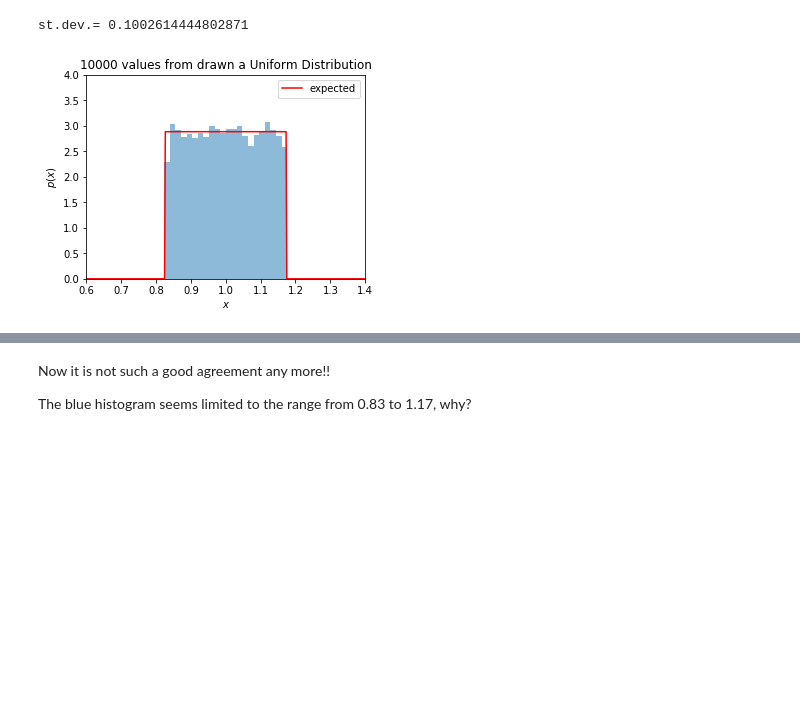
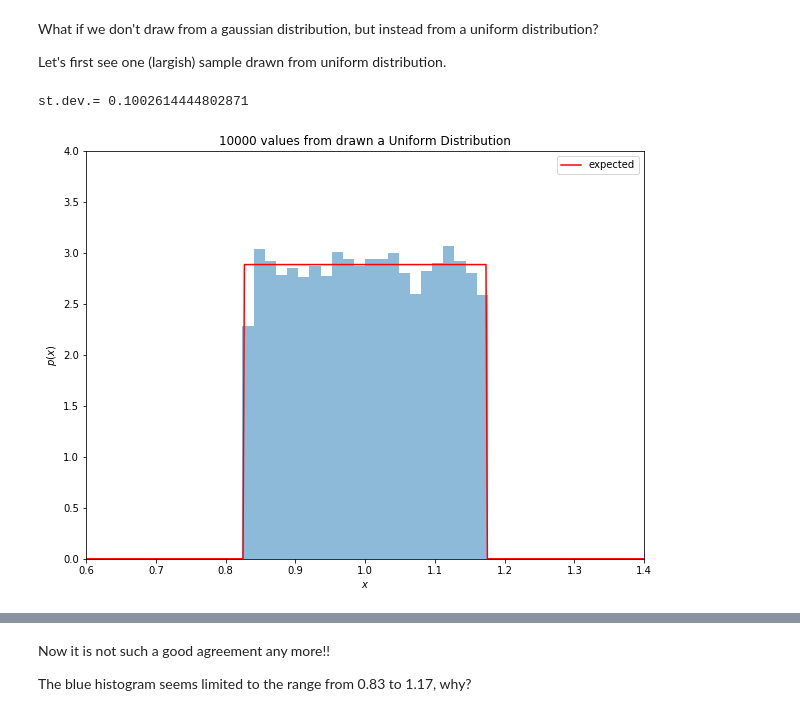
Before and after one commit to bayu-wilson/astr-324-s18, a Jupyter notebook: notebooks/Week-2-Thu.ipynb, the cells around one changed output, grey strips where cells are left out. Cells and saved outputs as stored; diff of their text form; code cells hidden in the pictures; blank space fills up the shorter version.

```diff
--- a/notebooks/Week-2-Thu.ipynb
+++ b/notebooks/Week-2-Thu.ipynb
@@ -60,36 +79,35 @@ plt.show()
+# %% [markdown]
+What if we don't draw from a gaussian distribution, but instead from a uniform distribution?
+
+Let's first see one (largish) sample drawn from uniform distribution.
 # %%
-### what if we don't draw from a gaussian distribution, but instead from a uniform distribution?
-# 2) draw k=10 numbers from a uniform distribution U(mu=1.0, W) and compute their mean; repeat this
-#    computation M=1000 times and plot the distribution of these M means; is this
-#    distribution well described by N(1.0, 0.1/sqrt(k))?
-# let's first see one (largish) sample drawn from uniform distribution
 k = 10
 M = 10000
 mu = 1.0
 sigma = 0.1
 W = sigma*np.sqrt(12.0)  # same standard deviation as for gaussian
 left = mu - 0.5 * W
 x = uniform(left, W).rvs(10000) # here we draw 10000 numbers between 0.8268 and 1.1732
 print('st.dev.=',np.std(x))
 # now plot the histogram of values in array means
-fig, ax = plt.subplots(figsize=(5, 3.75))
+fig, ax = plt.subplots(figsize=(10, 7.5))
 # histogram the data
 ax.hist(x, bins=np.linspace(0.6, 1.4, 51),
             histtype='stepfilled', alpha=0.5, normed=True)
 # expected uniform distribution
 xGrid = np.linspace(0, 2, 1000)
 flat = uniform(left,W).pdf(xGrid)  # this is a function of x: gauss(x)
 plt.plot(xGrid, flat, ls='-', c='red', label='expected')
 plt.xlim(0.6, 1.4)
 plt.ylim(0, 4)
 plt.xlabel('$x$')
 plt.ylabel(r'$p(x)$')
 plt.title('10000 values from drawn a Uniform Distribution')
 plt.legend()
 plt.show()
 # %% [output]
 st.dev.= 0.1002614444802871
-[figure, old version]
+[figure, new version]
 # %%
 ### what if we don't draw from a gaussian distribution, but instead from a uniform distribution?
 # 2) draw k=10 numbers from a uniform distribution U(mu=1.0, W) and compute their mean; repeat this
```
Also changed, not shown: parts of 44 cells of this notebook, 2 other files.
